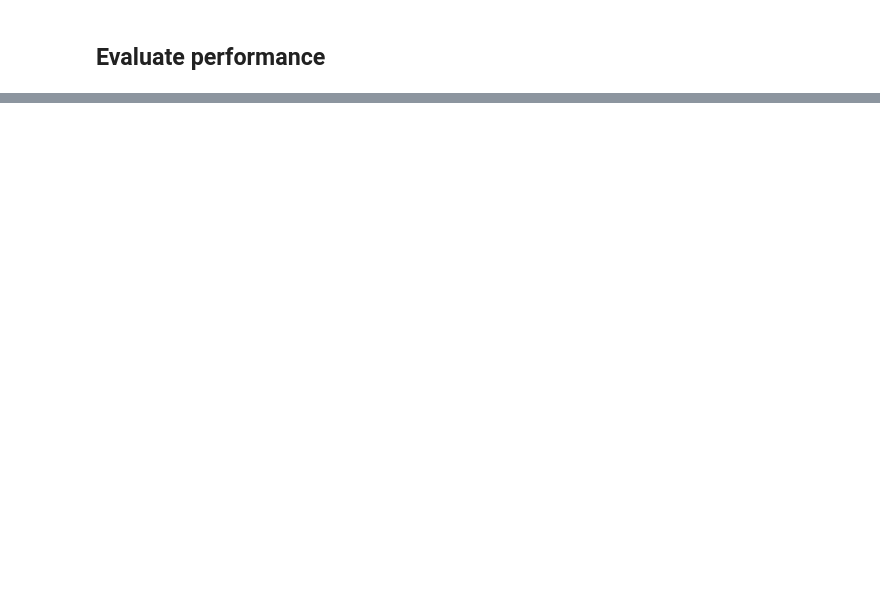
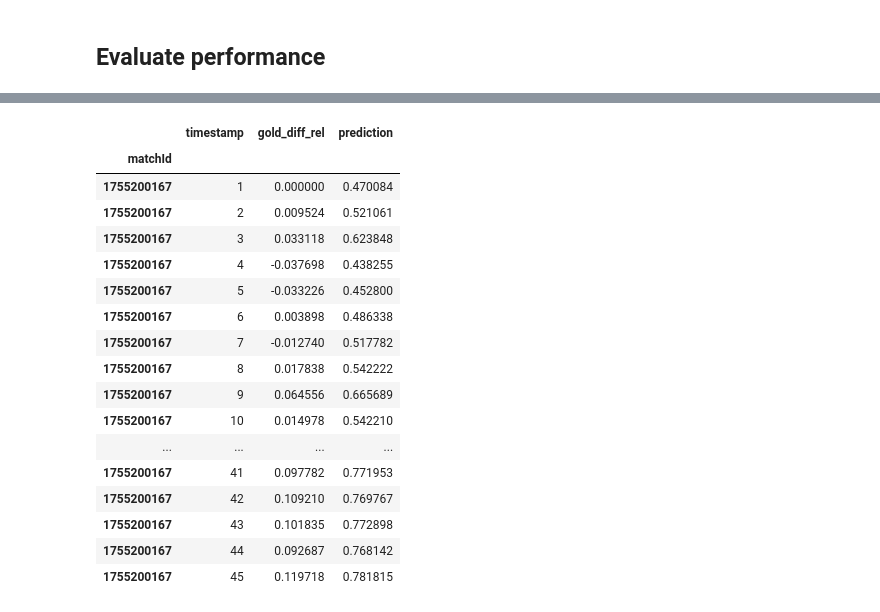
Before and after one commit to christophM/lol, a Jupyter notebook: projects/victory-model/src/win-probability.ipynb, the cells around one changed output, grey strips where cells are left out. Cells and saved outputs as stored; diff of their text form; code cells hidden in the pictures; blank space fills up the shorter version.

```diff
--- a/projects/victory-model/src/win-probability.ipynb
+++ b/projects/victory-model/src/win-probability.ipynb
@@ -131,0 +123,21 @@ roc_auc_score(y_true, y_scores)
+# %%
+match[["timestamp", "gold_diff_rel", "prediction"]]
+# %% [output]
+|  | timestamp | gold_diff_rel | prediction |
+| matchId |  |  |  |
+| 1755200167 | 1 | 0.000000 | 0.470084 |
+| 1755200167 | 2 | 0.009524 | 0.521061 |
+| 1755200167 | 3 | 0.033118 | 0.623848 |
+| 1755200167 | 4 | -0.037698 | 0.438255 |
+| 1755200167 | 5 | -0.033226 | 0.452800 |
+| 1755200167 | 6 | 0.003898 | 0.486338 |
+| 1755200167 | 7 | -0.012740 | 0.517782 |
+| 1755200167 | 8 | 0.017838 | 0.542222 |
+| 1755200167 | 9 | 0.064556 | 0.665689 |
+| 1755200167 | 10 | 0.014978 | 0.542210 |
+| ... | ... | ... | ... |
+| 1755200167 | 41 | 0.097782 | 0.771953 |
+| 1755200167 | 42 | 0.109210 | 0.769767 |
+| 1755200167 | 43 | 0.101835 | 0.772898 |
+| 1755200167 | 44 | 0.092687 | 0.768142 |
+| 1755200167 | 45 | 0.119718 | 0.781815 |
```
Also changed, not shown: parts of 12 cells of this notebook, 2 other files.
